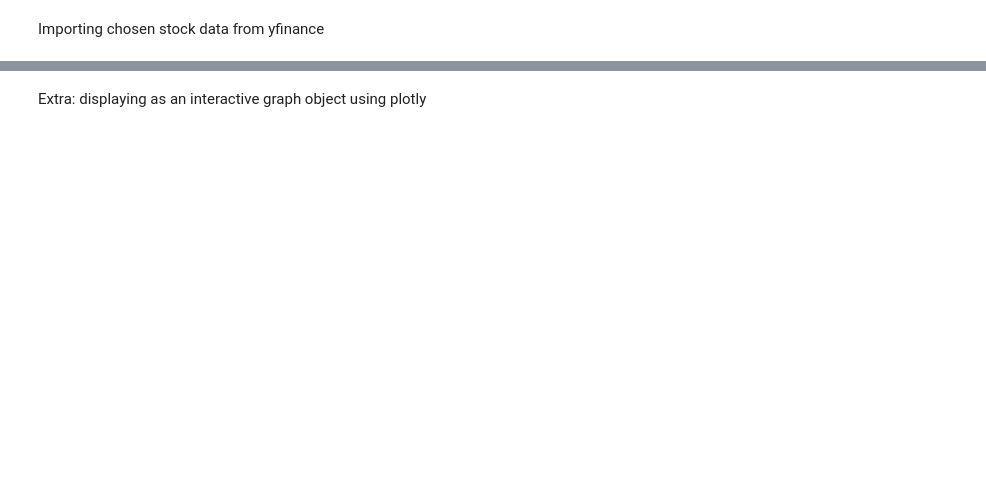
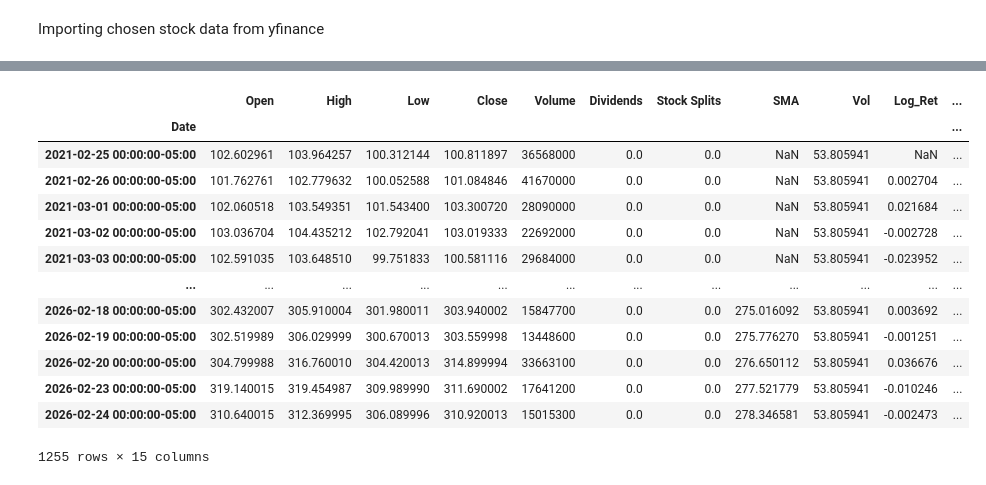
Before and after one commit to pearchew/learning_project, a Jupyter notebook: momentum_signal.ipynb, the cells around one changed output, grey strips where cells are left out. Cells and saved outputs as stored; diff of their text form; code cells hidden in the pictures; blank space fills up the shorter version.

```diff
--- a/momentum_signal.ipynb
+++ b/momentum_signal.ipynb
@@ -57,6 +79,0 @@ google_five_year_history['Z Score'] = (google_five_year_history['Close'] - googl
-# %%
-google_five_year_history['Position'] = np.where(google_five_year_history['Z Score'] < -0.1, 1,
-                 np.where(google_five_year_history['Z Score'] > 0.1, -1, 0))
-# %%
-transaction_cost = 0.001
-google_five_year_history['Trades'] = google_five_year_history['Position'].abs().shift(1)
@@ -66,10 +79,0 @@ We then look back at whether this strategy performed well, comparing to if we ju
-# %%
-# Look-ahead Bias Prevention: We must shift the position down by 1 day (We make the decision Today based on Today's close, so we earn returns Tomorrow)
-google_five_year_history['Strategy_Ret'] = google_five_year_history['Position'].shift(1) * google_five_year_history['Log_Ret'] - google_five_year_history['Trades']*transaction_cost
-
-# Cumulative Returns (Equity Curve)
-google_five_year_history['Cum_Ret'] = google_five_year_history['Strategy_Ret'].cumsum().apply(np.exp)
-
-# Drawdown Calculation (Crucial Risk Metric) -> cummax() tracks the highest peak reached so far
-running_max = google_five_year_history['Cum_Ret'].cummax()
-google_five_year_history['Drawdown'] = (google_five_year_history['Cum_Ret'] - running_max) / running_max
@@ -140,2 +79,0 @@ Matplotlib is building the font cache; this may take a moment.
-# %% [markdown]
-Extra: displaying as an interactive graph object using plotly
@@ -199,0 +80,26 @@ fig.show(renderer='browser')
+# %%
+# calculate ATR
+# TR = Max(High-Low, |High-PrevClose|, |Low-PrevClose|)
+
+google_five_year_history['H-L'] = google_five_year_history['High'] - google_five_year_history['Low']
+google_five_year_history['H-PC'] = abs(google_five_year_history['High'] - google_five_year_history['Close'].shift(1))
+google_five_year_history['L-PC'] = abs(google_five_year_history['Low'] - google_five_year_history['Close'].shift(1))
+google_five_year_history['TR'] = google_five_year_history[['H-L', 'H-PC', 'L-PC']].max(axis=1)
+google_five_year_history['ATR'] = google_five_year_history['TR'].rolling(window=14).mean()
+# %%
+google_five_year_history
+# %% [output]
+|  | Open | High | Low | Close | Volume | Dividends | Stock Splits | SMA | Vol | Log_Ret | ... |
+| Date |  |  |  |  |  |  |  |  |  |  | ... |
+| 2021-02-25 00:00:00-05:00 | 102.602961 | 103.964257 | 100.312144 | 100.811897 | 36568000 | 0.0 | 0.0 | NaN | 53.805941 | NaN | ... |
+| 2021-02-26 00:00:00-05:00 | 101.762761 | 102.779632 | 100.052588 | 101.084846 | 41670000 | 0.0 | 0.0 | NaN | 53.805941 | 0.002704 | ... |
+| 2021-03-01 00:00:00-05:00 | 102.060518 | 103.549351 | 101.543400 | 103.300720 | 28090000 | 0.0 | 0.0 | NaN | 53.805941 | 0.021684 | ... |
+| 2021-03-02 00:00:00-05:00 | 103.036704 | 104.435212 | 102.792041 | 103.019333 | 22692000 | 0.0 | 0.0 | NaN | 53.805941 | -0.002728 | ... |
+| 2021-03-03 00:00:00-05:00 | 102.591035 | 103.648510 | 99.751833 | 100.581116 | 29684000 | 0.0 | 0.0 | NaN | 53.805941 | -0.023952 | ... |
+| ... | ... | ... | ... | ... | ... | ... | ... | ... | ... | ... | ... |
+| 2026-02-18 00:00:00-05:00 | 302.432007 | 305.910004 | 301.980011 | 303.940002 | 15847700 | 0.0 | 0.0 | 275.016092 | 53.805941 | 0.003692 | ... |
+| 2026-02-19 00:00:00-05:00 | 302.519989 | 306.029999 | 300.670013 | 303.559998 | 13448600 | 0.0 | 0.0 | 275.776270 | 53.805941 | -0.001251 | ... |
+| 2026-02-20 00:00:00-05:00 | 304.799988 | 316.760010 | 304.420013 | 314.899994 | 33663100 | 0.0 | 0.0 | 276.650112 | 53.805941 | 0.036676 | ... |
+| 2026-02-23 00:00:00-05:00 | 319.140015 | 319.454987 | 309.989990 | 311.690002 | 17641200 | 0.0 | 0.0 | 277.521779 | 53.805941 | -0.010246 | ... |
+| 2026-02-24 00:00:00-05:00 | 310.640015 | 312.369995 | 306.089996 | 310.920013 | 15015300 | 0.0 | 0.0 | 278.346581 | 53.805941 | -0.002473 | ... |
+1255 rows × 15 columns
```
Also changed, not shown: parts of 10 cells of this notebook.
